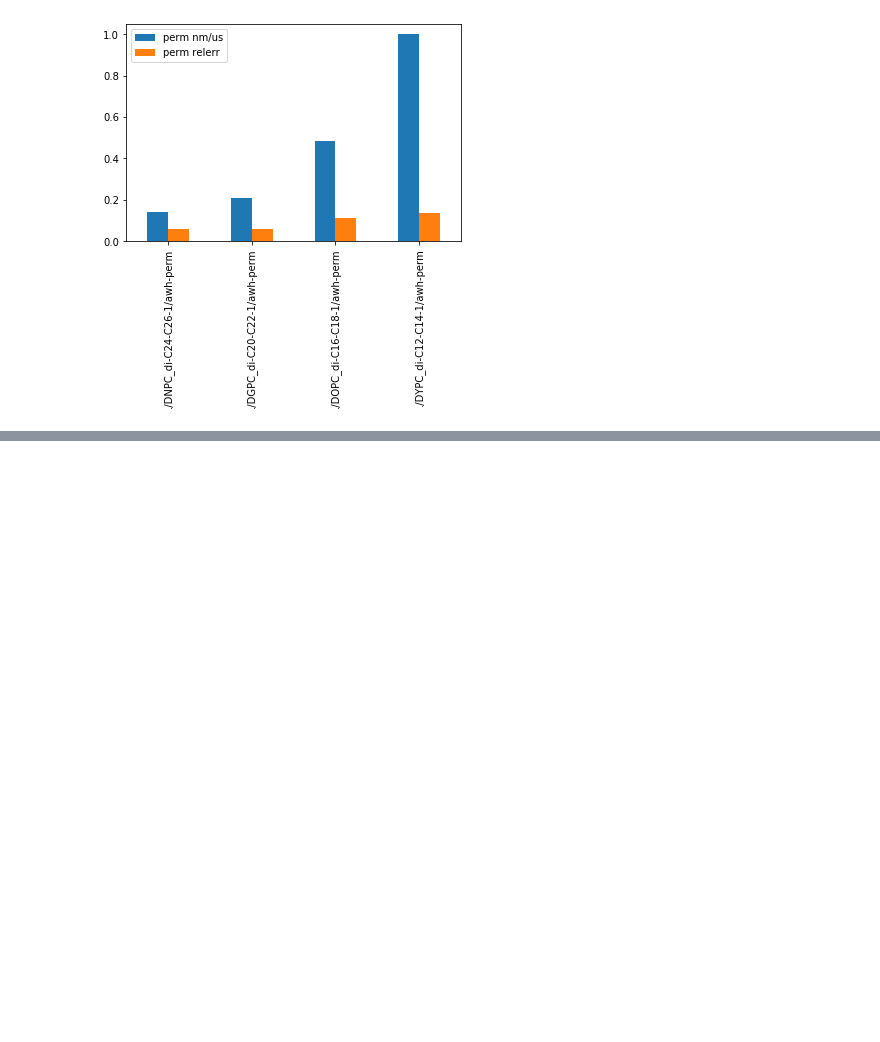
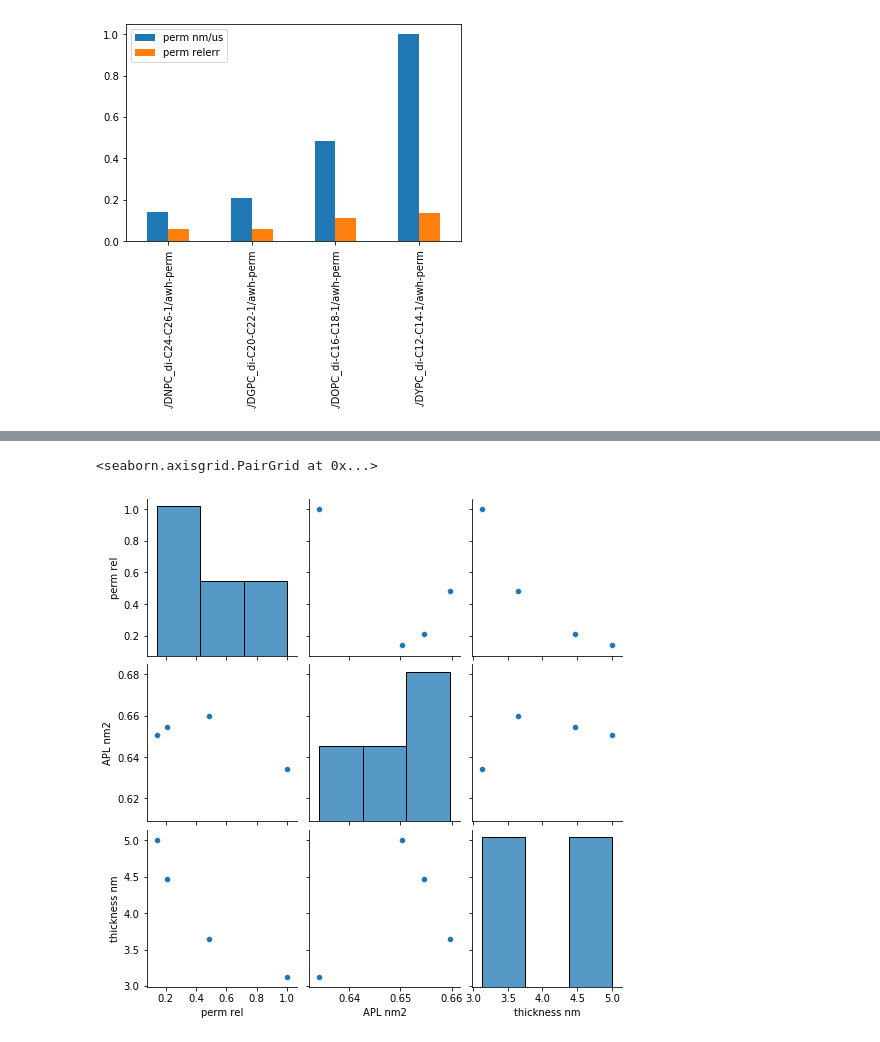
Before and after one commit to jmelcr/permeability, a Jupyter notebook: martini3/cholesterol00p_PC_variousTails_sims/membrane_thickness_unsaturated_tails/calculate-permeability-friction-from-sim-jacopo.ipynb, the cells around one changed output, grey strips where cells are left out. Saved outputs shown, nothing was run; the diff lists cells and outputs as text; code cells hidden in the pictures; blank space fills up the shorter version.

Commit message:
improved plots with the varying thickness

```diff
--- a/martini3/cholesterol00p_PC_variousTails_sims/membrane_thickness_unsaturated_tails/calculate-permeability-friction-from-sim-jacopo.ipynb
+++ b/martini3/cholesterol00p_PC_variousTails_sims/membrane_thickness_unsaturated_tails/calculate-permeability-friction-from-sim-jacopo.ipynb
@@ -262,0 +266,7 @@ permsdfrel.plot.bar()
+# %%
+# make a new dataframe
+relperdf = pdsims.sort_values(by="perm nm/us")
+
+# get the relative permeability (+error estimate) from existing DF
+relperdf["perm rel"] = permsdfrel["perm nm/us"]
+relperdf["perm relerr"] = permsdf["perm relerr"]
@@ -262,0 +283,6 @@ permsdfrel.plot.bar()
+# %%
+# a quick pairplot of relevant features to see the dataset roughly...
+sns.pairplot(relperdf[["perm rel", "APL nm2", "thickness nm"]])
+# %% [output]
+<seaborn.axisgrid.PairGrid at 0x...>
+[figure, added]
```
Also changed, not shown: parts of 9 cells of this notebook, 4 other files.
